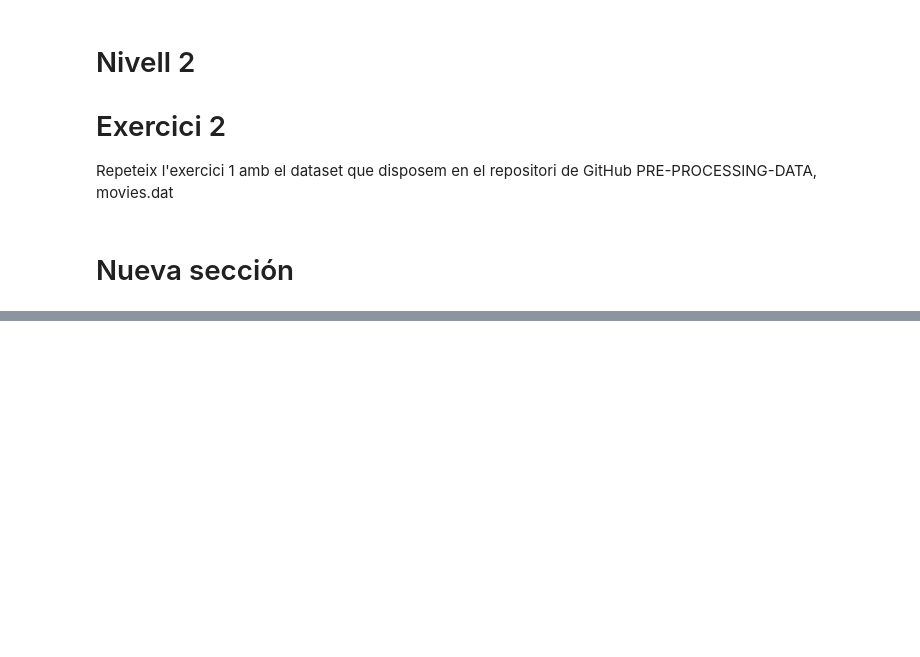
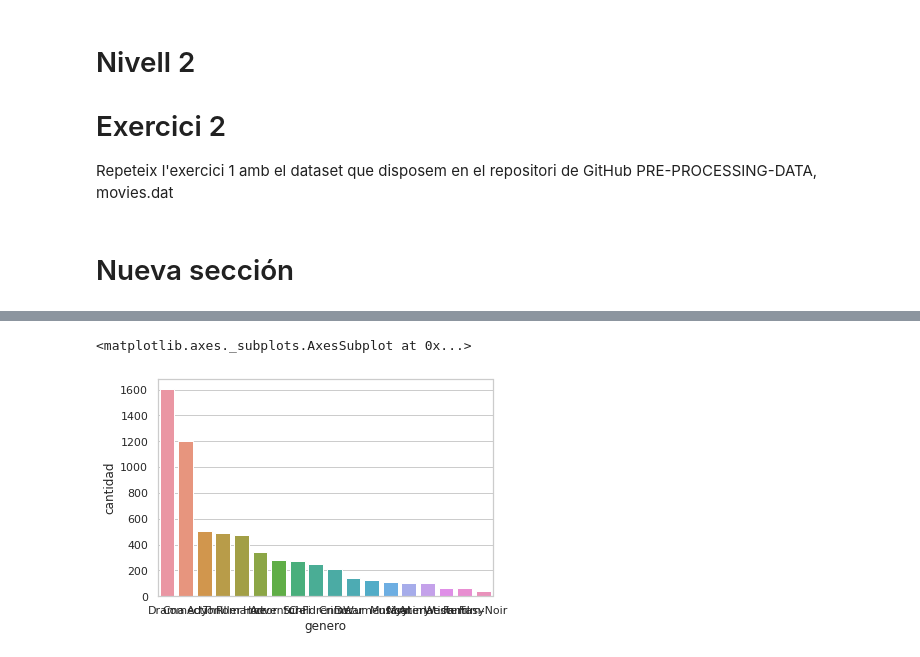
Before and after one commit to JMML2021/0302-Visualitzaci-gr-fica-de-M-ltiples-variables, a Jupyter notebook: 0302_Visualitzacio_grafica_de_Multiples_variables24.ipynb, the cells around one changed output, grey strips where cells are left out. Drawn from its saved outputs; the diff is of its cells as text; code cells hidden in the pictures; blank space fills up the shorter version.

```diff
--- a/0302_Visualitzacio_grafica_de_Multiples_variables24.ipynb
+++ b/0302_Visualitzacio_grafica_de_Multiples_variables24.ipynb
@@ -402,0 +438,5 @@ df3
+# %%
+sns.barplot(x='genero', y='cantidad', data=df3)
+# %% [output]
+<matplotlib.axes._subplots.AxesSubplot at 0x...>
+[figure, added]
```
Also changed, not shown: parts of 27 cells of this notebook.
